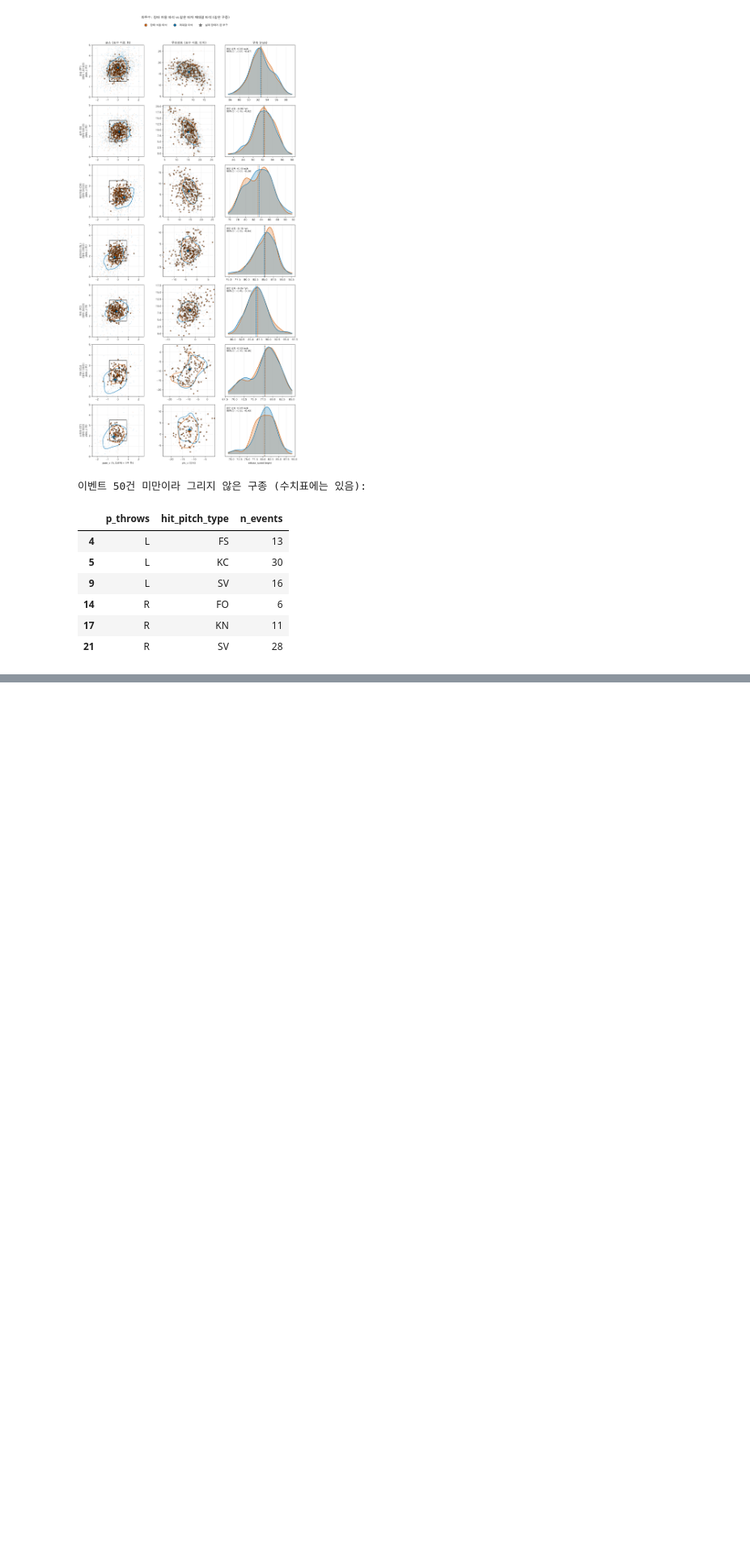
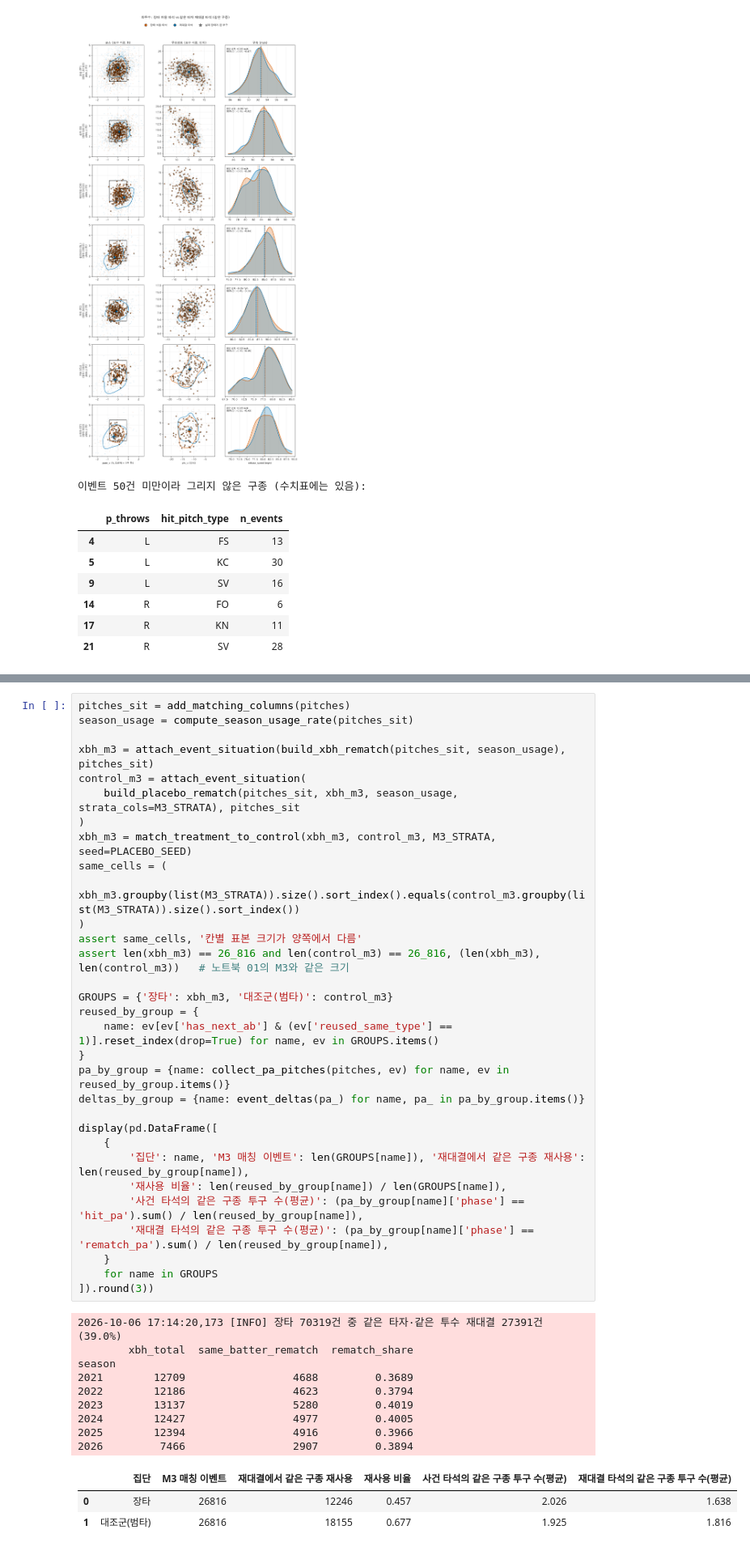
Before and after one commit to DongYun22/9th-first-project-baseball-2, a Jupyter notebook: notebooks/02_DY_rematch_pitch_execution_viz.ipynb, the cells around one changed output, grey strips where cells are left out. Shown at 81% size. Saved outputs shown, nothing was run; the diff lists cells and outputs as text; blank space fills up the shorter version.

```diff
--- a/notebooks/02_DY_rematch_pitch_execution_viz.ipynb
+++ b/notebooks/02_DY_rematch_pitch_execution_viz.ipynb
@@ -435,0 +501,44 @@ display(omitted)
+# %%
+pitches_sit = add_matching_columns(pitches)
+season_usage = compute_season_usage_rate(pitches_sit)
+
+xbh_m3 = attach_event_situation(build_xbh_rematch(pitches_sit, season_usage), pitches_sit)
+control_m3 = attach_event_situation(
+    build_placebo_rematch(pitches_sit, xbh_m3, season_usage, strata_cols=M3_STRATA), pitches_sit
+)
+xbh_m3 = match_treatment_to_control(xbh_m3, control_m3, M3_STRATA, seed=PLACEBO_SEED)
+same_cells = (
+    xbh_m3.groupby(list(M3_STRATA)).size().sort_index().equals(control_m3.groupby(list(M3_STRATA)).size().sort_index())
+)
+assert same_cells, '칸별 표본 크기가 양쪽에서 다름'
+assert len(xbh_m3) == 26_816 and len(control_m3) == 26_816, (len(xbh_m3), len(control_m3))   # 노트북 01의 M3와 같은 크기
+
+GROUPS = {'장타': xbh_m3, '대조군(범타)': control_m3}
+reused_by_group = {
+    name: ev[ev['has_next_ab'] & (ev['reused_same_type'] == 1)].reset_index(drop=True) for name, ev in GROUPS.items()
+}
+pa_by_group = {name: collect_pa_pitches(pitches, ev) for name, ev in reused_by_group.items()}
+deltas_by_group = {name: event_deltas(pa_) for name, pa_ in pa_by_group.items()}
+
+display(pd.DataFrame([
+    {
+        '집단': name, 'M3 매칭 이벤트': len(GROUPS[name]), '재대결에서 같은 구종 재사용': len(reused_by_group[name]),
+        '재사용 비율': len(reused_by_group[name]) / len(GROUPS[name]),
+        '사건 타석의 같은 구종 투구 수(평균)': (pa_by_group[name]['phase'] == 'hit_pa').sum() / len(reused_by_group[name]),
+        '재대결 타석의 같은 구종 투구 수(평균)': (pa_by_group[name]['phase'] == 'rematch_pa').sum() / len(reused_by_group[name]),
+    }
+    for name in GROUPS
+]).round(3))
+# %% [output]
+2026-10-06 17:14:20,173 [INFO] 장타 70319건 중 같은 타자·같은 투수 재대결 27391건 (39.0%)
+        xbh_total  same_batter_rematch  rematch_share
+season
+2021        12709                 4688         0.3689
+2022        12186                 4623         0.3794
+2023        13137                 5280         0.4019
+2024        12427                 4977         0.4005
+2025        12394                 4916         0.3966
+2026         7466                 2907         0.3894
+|  | 집단 | M3 매칭 이벤트 | 재대결에서 같은 구종 재사용 | 재사용 비율 | 사건 타석의 같은 구종 투구 수(평균) | 재대결 타석의 같은 구종 투구 수(평균) |
+| 0 | 장타 | 26816 | 12246 | 0.457 | 2.026 | 1.638 |
+| 1 | 대조군(범타) | 26816 | 18155 | 0.677 | 1.925 | 1.816 |
```
Also changed, not shown: parts of 15 cells of this notebook.
